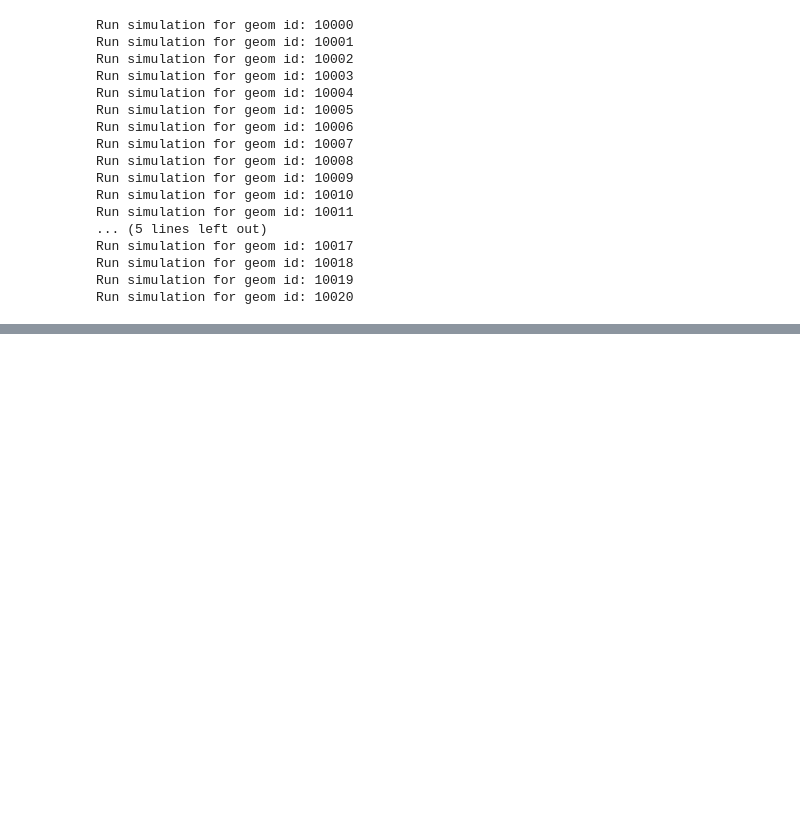
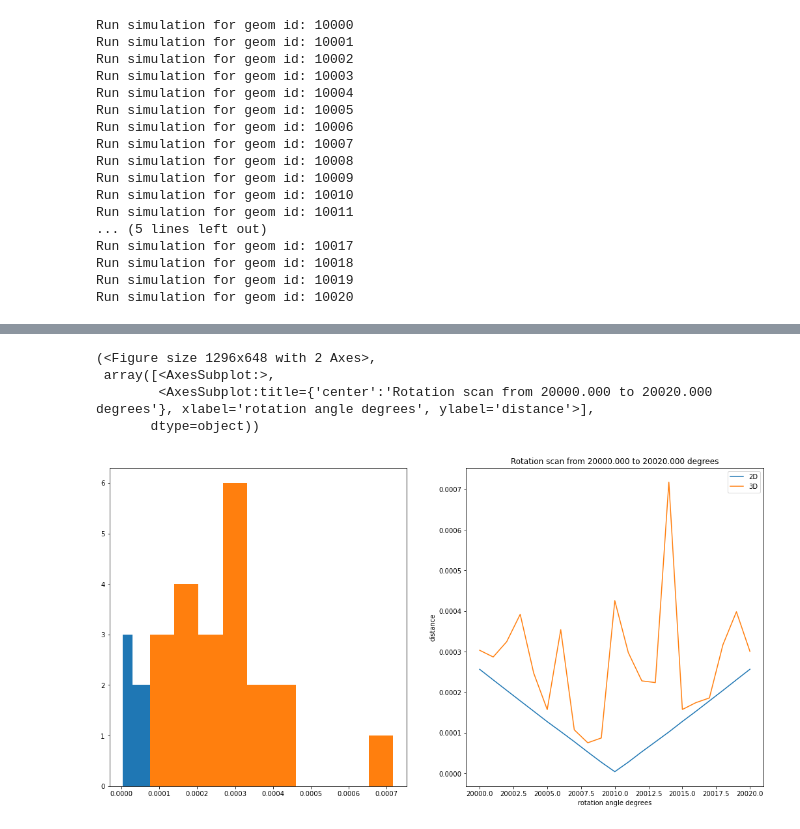
Before and after one commit to lsst-camera-dh/ghosts, a Jupyter notebook: notebooks/LSST_CCOB_geometry.ipynb, the cells around one changed output, grey strips where cells are left out. Saved outputs shown, nothing was run; the diff lists cells and outputs as text; code cells hidden in the pictures; blank space fills up the shorter version.

```diff
--- a/notebooks/LSST_CCOB_geometry.ipynb
+++ b/notebooks/LSST_CCOB_geometry.ipynb
@@ -201,0 +181,6 @@ plotter.plot_distances_for_scan(my_geom_ids, distances_2d, distances_3d)
+# %%
+# Test rotation set
+my_angles = [i*0.01 for i in range(-10, 11)]
+r_set = geom.build_rotation_set('L2', 'y', my_angles, 20000)
+r_set_frame = geom.concat_dicts(r_set)
+r_set_frame.tail()
@@ -201,0 +194,3 @@ plotter.plot_distances_for_scan(my_geom_ids, distances_2d, distances_3d)
+# %%
+# run simulations for the set of geometries
+r_beam_spots = run_and_analyze_simulation_for_geom_frame(r_set_frame, beam_config=BEAM_CONFIG_1)
@@ -201,0 +215,20 @@ plotter.plot_distances_for_scan(my_geom_ids, distances_2d, distances_3d)
+# %%
+# Compute distances for each frame
+r_distances_2d = list()
+r_distances_3d = list()
+r_my_geom_ids = list()
+for one in r_beam_spots:
+    geom_id = one[0]
+    df_i = one[1]
+    r_my_geom_ids.append(geom_id)
+    match_ref = match_ghosts(ref_data_frame, df_i)
+    r_distances_2d.append(compute_2d_reduced_distance(match_ref))
+    r_distances_3d.append(compute_reduced_distance(match_ref))
+# %%
+plotter.plot_distances_for_scan(r_my_geom_ids, r_distances_2d, r_distances_3d)
+# %% [output]
+(<Figure size 1296x648 with 2 Axes>,
+ array([<AxesSubplot:>,
+        <AxesSubplot:title={'center':'Rotation scan from 20000.000 to 20020.000 degrees'}, xlabel='rotation angle degrees', ylabel='distance'>],
+       dtype=object))
+[figure, added]
```
Also changed, not shown: parts of 8 cells of this notebook.
